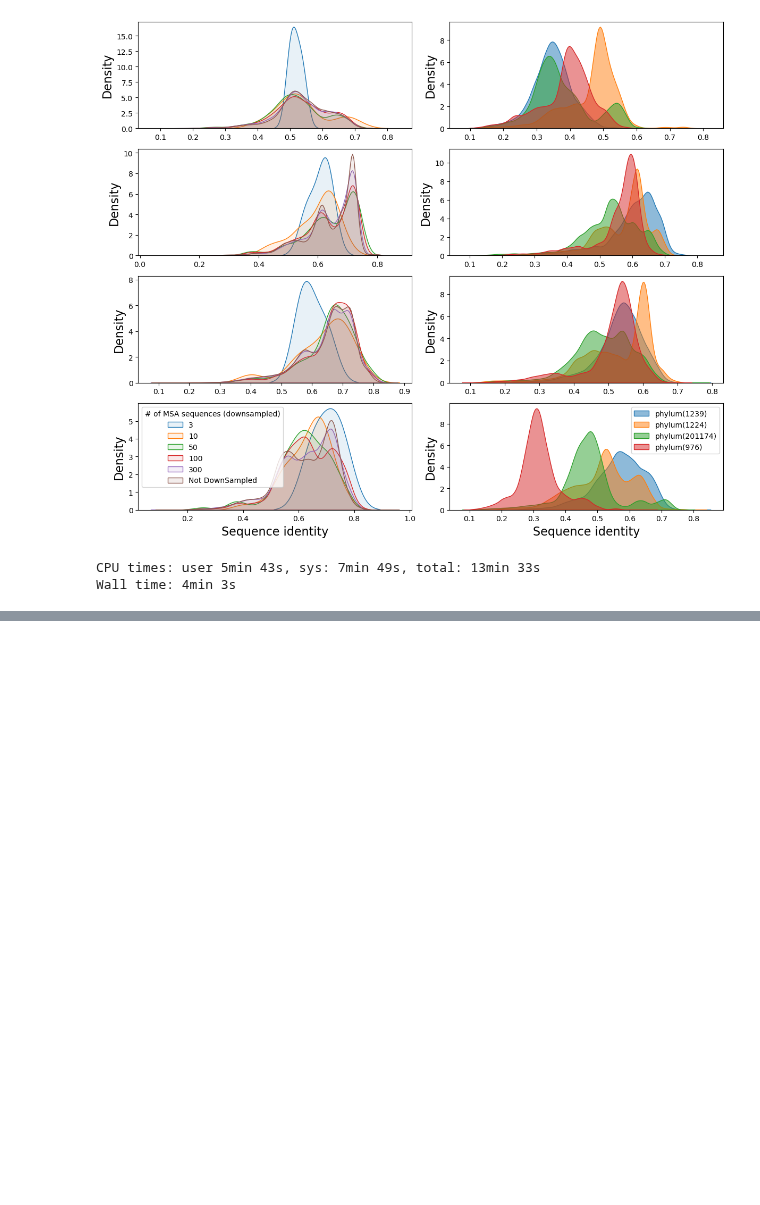
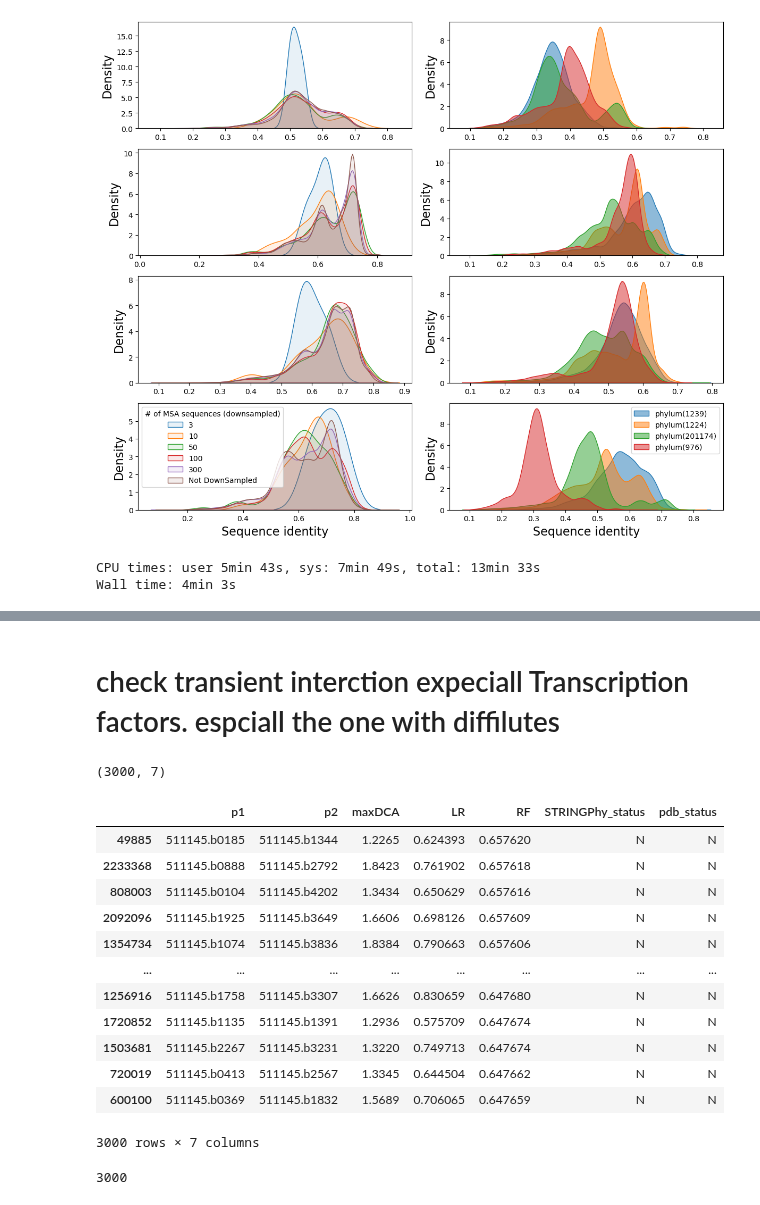
Before and after one commit to TaoDFang/PPI_Prediction_byCoevolution, a Jupyter notebook: notebooks/SR_review_comments.ipynb, the cells around one changed output, grey strips where cells are left out. Saved outputs shown, nothing was run; the diff lists cells and outputs as text; code cells hidden in the pictures; blank space fills up the shorter version.

```diff
--- a/notebooks/SR_review_comments.ipynb
+++ b/notebooks/SR_review_comments.ipynb
@@ -1140,0 +1332,35 @@ Wall time: 4min 3s
+# %% [markdown]
+# check transient interction expeciall Transcription factors. espciall the one with diffilutes
+# %%
+selected_num = 3000
+start_number=30000
+STRINGFullPhyBalancePhyla_DCAandLRandRF_frame = original_STRINGFullPhyBalancePhyla_DCAandLRandRF_frame.sort_values(
+    by="RF", ascending=False)
+STRINGFullPhyBalancePhyla_DCAandLRandRF_frame = STRINGFullPhyBalancePhyla_DCAandLRandRF_frame.iloc[
+    start_number:start_number+selected_num, :]
+print(STRINGFullPhyBalancePhyla_DCAandLRandRF_frame.shape)
+STRINGFullPhyBalancePhyla_DCAandLRandRF_frame
+# %% [output]
+(3000, 7)
+|  | p1 | p2 | maxDCA | LR | RF | STRINGPhy_status | pdb_status |
+| 49885 | 511145.b0185 | 511145.b1344 | 1.2265 | 0.624393 | 0.657620 | N | N |
+| 2233368 | 511145.b0888 | 511145.b2792 | 1.8423 | 0.761902 | 0.657618 | N | N |
+| 808003 | 511145.b0104 | 511145.b4202 | 1.3434 | 0.650629 | 0.657616 | N | N |
+| 2092096 | 511145.b1925 | 511145.b3649 | 1.6606 | 0.698126 | 0.657609 | N | N |
+| 1354734 | 511145.b1074 | 511145.b3836 | 1.8384 | 0.790663 | 0.657606 | N | N |
+| ... | ... | ... | ... | ... | ... | ... | ... |
+| 1256916 | 511145.b1758 | 511145.b3307 | 1.6626 | 0.830659 | 0.647680 | N | N |
+| 1720852 | 511145.b1135 | 511145.b1391 | 1.2936 | 0.575709 | 0.647674 | N | N |
+| 1503681 | 511145.b2267 | 511145.b3231 | 1.3220 | 0.749713 | 0.647674 | N | N |
+| 720019 | 511145.b0413 | 511145.b2567 | 1.3345 | 0.644504 | 0.647662 | N | N |
+| 600100 | 511145.b0369 | 511145.b1832 | 1.5689 | 0.706065 | 0.647659 | N | N |
+3000 rows × 7 columns
+# %%
+HardTF_selected_PPs = STRINGFullPhyBalancePhyla_DCAandLRandRF_frame.values.tolist()
+HardTF_selected_PPs = [(l[0], l[1]) for l in HardTF_selected_PPs]
+
+HardTF_selected_PPs_UniID = [(StringID2UniID_dict[p1], StringID2UniID_dict[p2])
+                      for p1, p2 in HardTF_selected_PPs]
+print(len(HardTF_selected_PPs_UniID))
+# %% [output]
+3000
```
Also changed, not shown: parts of 24 cells of this notebook.
